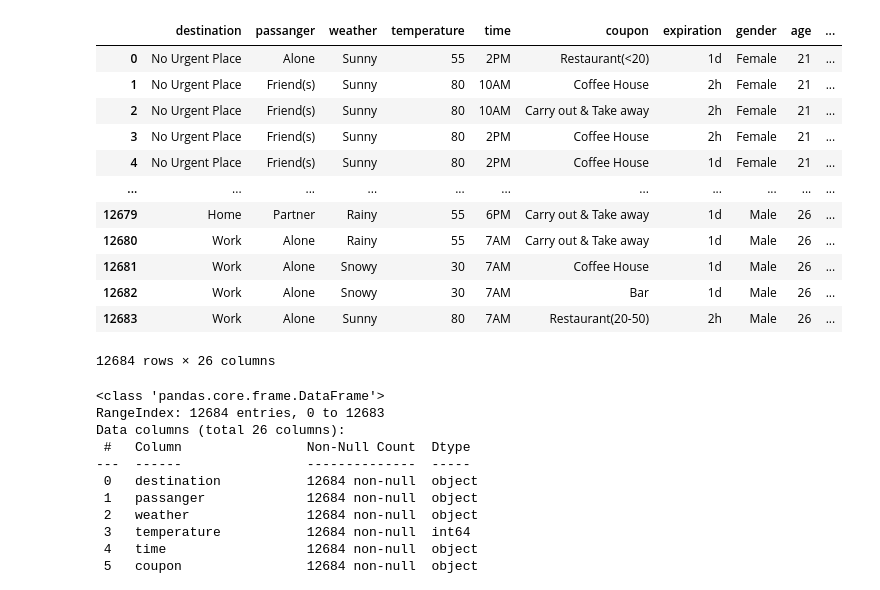
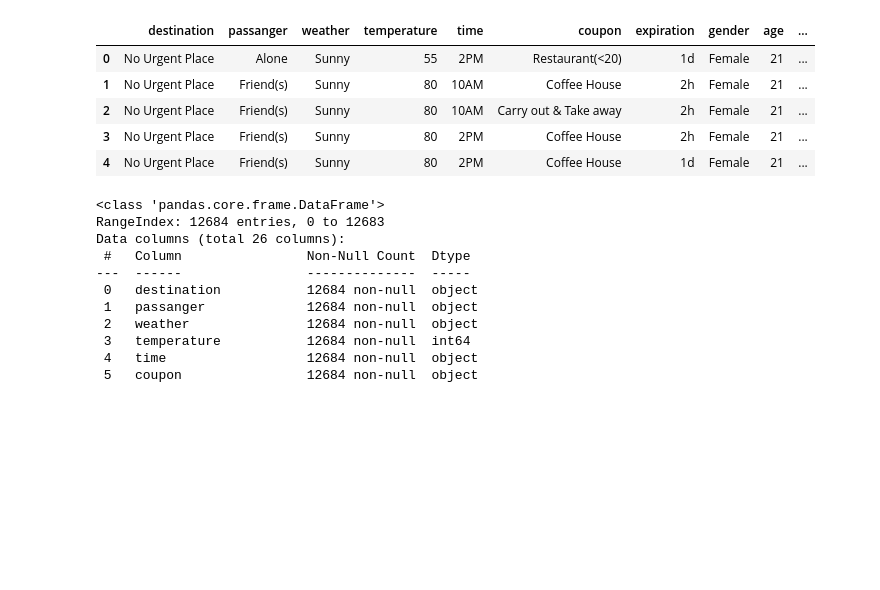
Before and after one commit to EvstratovEA/coupon_recommendation, a Jupyter notebook: coupon_recommendation.ipynb, the cells around one changed output. Cells and saved outputs as stored; diff of their text form; code cells hidden in the pictures; blank space fills up the shorter version.

```diff
--- a/coupon_recommendation.ipynb
+++ b/coupon_recommendation.ipynb
@@ -57,21 +36,14 @@ Office & Administrative Support, Construction & Extraction, Legal, Retired, Inst
 **Y**:1, 0 (*whether the coupon is accepted*)
 # %%
 data = pd.read_csv('https://archive.ics.uci.edu/ml/machine-learning-databases/00603/in-vehicle-coupon-recommendation.csv')
-data
+data.head()
 # %% [output]
 |  | destination | passanger | weather | temperature | time | coupon | expiration | gender | age | ... |
 | 0 | No Urgent Place | Alone | Sunny | 55 | 2PM | Restaurant(<20) | 1d | Female | 21 | ... |
 | 1 | No Urgent Place | Friend(s) | Sunny | 80 | 10AM | Coffee House | 2h | Female | 21 | ... |
 | 2 | No Urgent Place | Friend(s) | Sunny | 80 | 10AM | Carry out & Take away | 2h | Female | 21 | ... |
 | 3 | No Urgent Place | Friend(s) | Sunny | 80 | 2PM | Coffee House | 2h | Female | 21 | ... |
 | 4 | No Urgent Place | Friend(s) | Sunny | 80 | 2PM | Coffee House | 1d | Female | 21 | ... |
-| ... | ... | ... | ... | ... | ... | ... | ... | ... | ... | ... |
-| 12679 | Home | Partner | Rainy | 55 | 6PM | Carry out & Take away | 1d | Male | 26 | ... |
-| 12680 | Work | Alone | Rainy | 55 | 7AM | Carry out & Take away | 1d | Male | 26 | ... |
-| 12681 | Work | Alone | Snowy | 30 | 7AM | Coffee House | 1d | Male | 26 | ... |
-| 12682 | Work | Alone | Snowy | 30 | 7AM | Bar | 1d | Male | 26 | ... |
-| 12683 | Work | Alone | Sunny | 80 | 7AM | Restaurant(20-50) | 2h | Male | 26 | ... |
-12684 rows × 26 columns
 # %%
 data.info()
 # %% [output]
```
Also changed, not shown: parts of 23 cells of this notebook.
